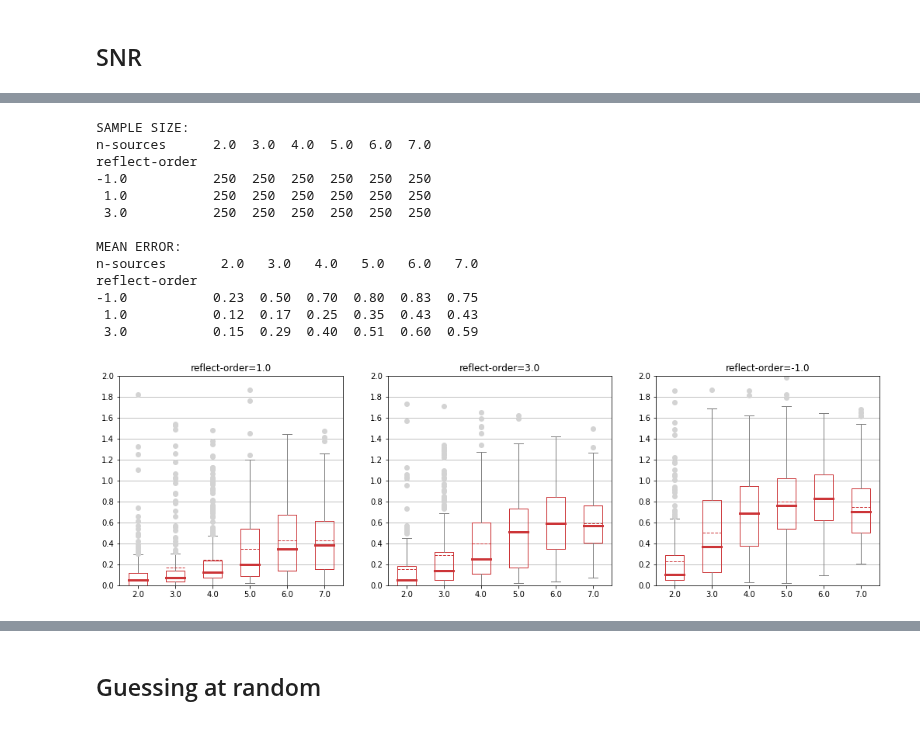
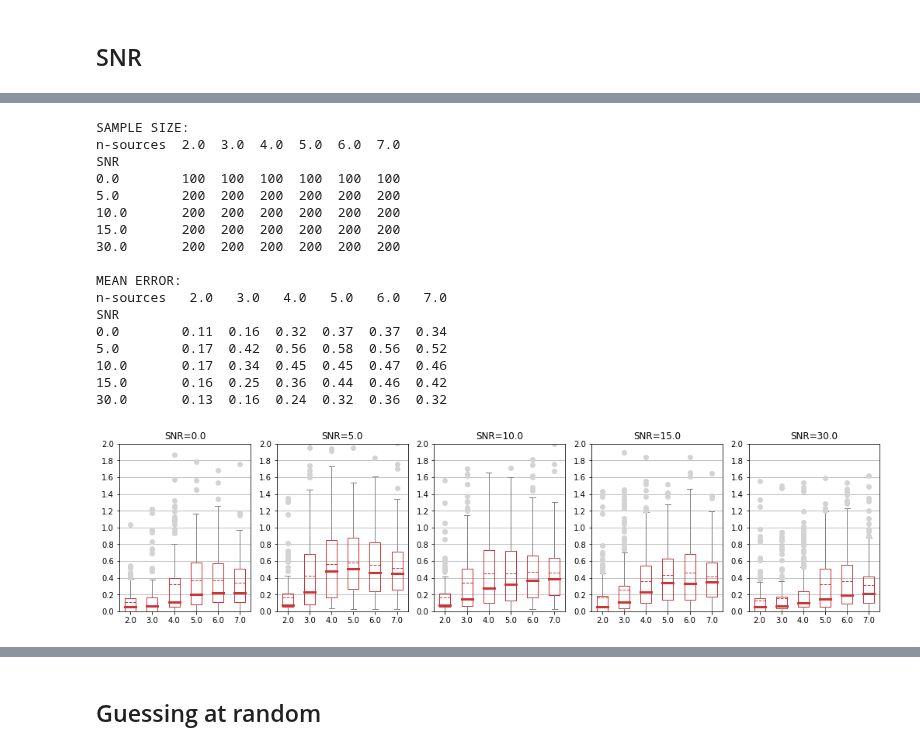
Before and after one commit to jannismain/fau-lnt-source-tracking-code, a Jupyter notebook: python/analysis-mean-err.ipynb, the cells around one changed output, grey strips where cells are left out. Cells and saved outputs as stored; diff of their text form; code cells hidden in the pictures.

```diff
--- a/python/analysis-mean-err.ipynb
+++ b/python/analysis-mean-err.ipynb
@@ -174,7 +174,7 @@ def style_line_plot(xlabel, ylabel, grid, ax=None):
         ax.set_ylabel(ylabel)
         ax.grid(axis=grid)
 
-def print_summary(df):
+def print_summary(df, verbose=True):
     print("DATA FROM: ", set(df["description"].values))
     summary = df.groupby('n-sources').agg(DICT_SUMMARY).rename(columns={'x1':'n', 'em':'em-iterations'})
     print(summary.transpose())
@@ -190,7 +190,7 @@ def print_summary(df):
                 n = list(col_values.min(axis=1).values)
             print("NOTE: Data contains range of {col} ({values}, n={n})"
                   .format(col=col, values=[str(x) for x in list(col_values.index.values)], n=n))
-            if warn:
+            if warn and verbose:
                 print("WARN: Unbalanced n_sources for '{}'. There may be a trial running at the moment!".format(col))
                 print(col_values)
     print()  # empty line at the end
@@ -363,0 +439,22 @@ for col in cols:
+# %%
+spgrid = (1,2)
+plt.subplots(spgrid[0],spgrid[1], figsize=(17,6))
+ax = list()
+for i in range(1,spgrid[0]*spgrid[1]+1):
+    ax.append(plt.subplot(spgrid[0],spgrid[1],i))
+
+i=0
+desc = "reflect-order"
+cols = ['err-mean', 'percent-matched']
+axis_param = [[0.2, 0, 0, 2.01],[0.1, 0, 0,1.01]]
+for col in cols:
+    a = df.pivot_table(col, index=['n-sources'], columns=['reflect-order'], aggfunc='mean').plot(**DEFAULT_LINE_PLOT_ARGS, grid=True, ax=ax[i], title=col)
+#     a.set_ylim([0,1])
+    style_line_plot("number of sources", "", grid='x', ax=ax[i])
+    adjust_y_axis(*axis_param[i], a)
+    i+=1
+    if EXPORT_LATEX:
+        tikz_save("".join([PATH_LATEX_PLOTS, 'plot_{}_{}.tex'.format(desc, col)]),
+        figureheight = '\\figureheight',
+        figurewidth = '\\figurewidth'
+        )
@@ -567,6 +674,7 @@ try:
 except ValueError:
     df = dfs
 # %%
+var = "SNR"
 # Manipulate Data
 dft = df
 dft = dft[dft["reflect-order"]==3]
@@ -577,4 +685,4 @@ dft = dft[dft["md"]==0.5]
 # dft = dft[dft["SNR"]==0]
 dft = dft[dft["var-fixed"]==0]
 dft = dft[dft["var-val"]==0.1]
-print_summary(dft)
+# print_summary(dft)
@@ -595,44 +689,48 @@ NOTE: Data contains range of SNR (['0.0', '5.0', '10.0', '15.0', '30.0'], n=[100
 # %%
 print("SAMPLE SIZE:")
-dfp = dft.pivot_table("x1", index=["n-sources"], columns=["reflect-order"], aggfunc='count').transpose()
+dfp = dft.pivot_table("x1", index=["n-sources"], columns=[var], aggfunc='count').transpose()
 print(dfp)
 
 print("\nMEAN ERROR:")
-dfp = dft.pivot_table("err-mean", index=["n-sources"], columns=["reflect-order"], aggfunc='mean').transpose()
+dfp = dft.pivot_table("err-mean", index=["n-sources"], columns=var, aggfunc='mean').transpose()
 print(dfp)
 # %% [output]
 SAMPLE SIZE:
-n-sources      2.0  3.0  4.0  5.0  6.0  7.0
-reflect-order
--1.0           250  250  250  250  250  250
- 1.0           250  250  250  250  250  250
- 3.0           250  250  250  250  250  250
+n-sources  2.0  3.0  4.0  5.0  6.0  7.0
+SNR
+0.0        100  100  100  100  100  100
+5.0        200  200  200  200  200  200
+10.0       200  200  200  200  200  200
+15.0       200  200  200  200  200  200
+30.0       200  200  200  200  200  200
 
 MEAN ERROR:
-n-sources       2.0   3.0   4.0   5.0   6.0   7.0
-reflect-order
--1.0           0.23  0.50  0.70  0.80  0.83  0.75
- 1.0           0.12  0.17  0.25  0.35  0.43  0.43
- 3.0           0.15  0.29  0.40  0.51  0.60  0.59
+n-sources   2.0   3.0   4.0   5.0   6.0   7.0
+SNR
+0.0        0.11  0.16  0.32  0.37  0.37  0.34
+5.0        0.17  0.42  0.56  0.58  0.56  0.52
+10.0       0.17  0.34  0.45  0.45  0.47  0.46
+15.0       0.16  0.25  0.36  0.44  0.46  0.42
+30.0       0.13  0.16  0.24  0.32  0.36  0.32
 # %%
-spgrid = (1,3)
-plt.subplots(spgrid[0],spgrid[1], figsize=(17,5))
+spgrid = (1,5)
+plt.subplots(spgrid[0],spgrid[1], figsize=(17,4))
 ax = list()
 for i in range(1,spgrid[0]*spgrid[1]+1):
     ax.append(plt.subplot(spgrid[0],spgrid[1],i))
 
 i=0
-for ro in [1., 3., -1.]:
-    dftt = dft[dft["reflect-order"]==ro]
+for val in dfp.index.values:
+    dftt = dft[dft[var]==val]
     try:
         bp = dftt.boxplot('err-mean', by=["n-sources"], return_type='both', figsize=(6,  6), showmeans=True, meanline=True, ax=ax[i])
         style_boxplot(bp)
-        ax[i].set_title("reflect-order={}".format(ro))
+        ax[i].set_title("{}={}".format(var,val))
         i+=1
     except ValueError:
         continue
 # %% [output]
-[figure, old version]
+[figure, new version]
 # %%
 spgrid = (1,2)
 plt.subplots(spgrid[0],spgrid[1], figsize=(17,6))
```
Also changed, not shown: parts of 10 cells of this notebook, 1 other file.
